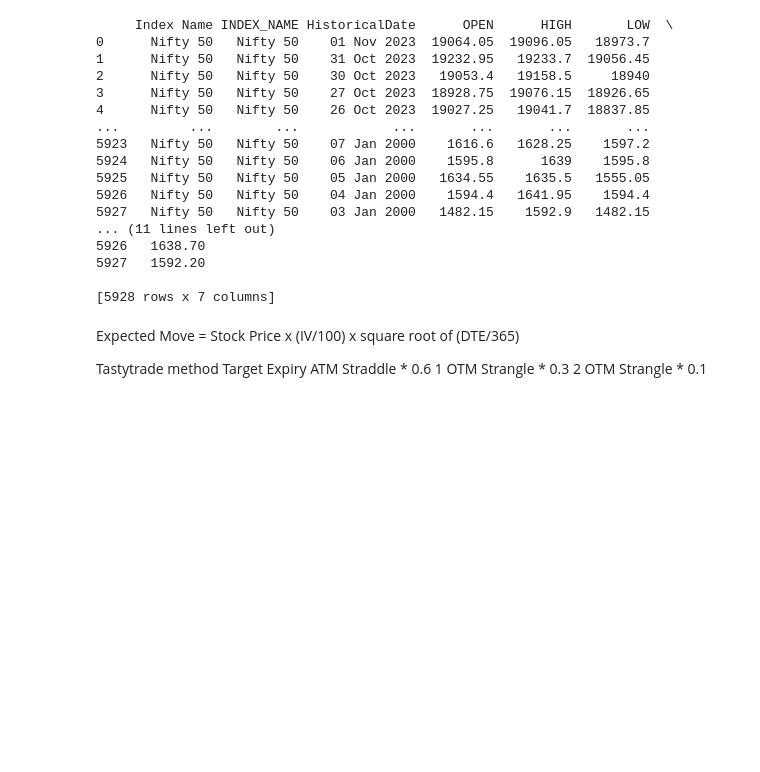
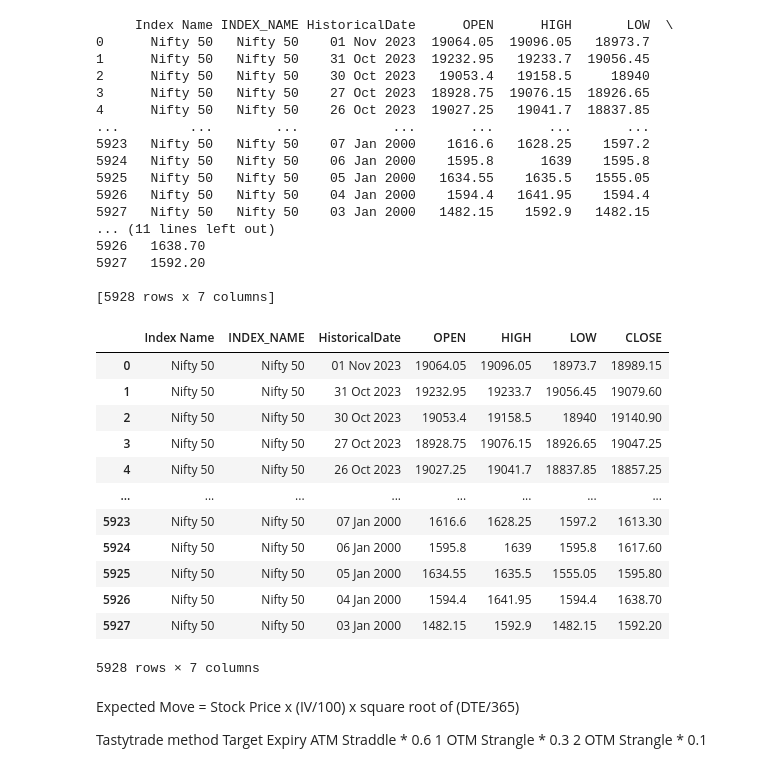
Before and after one commit to shankar58989/NiftyOptionsStrategyExperiment, a Jupyter notebook: notebooks/DataImportNotebook.ipynb, the cells around one changed output. Cells and saved outputs as stored; diff of their text form; code cells hidden in the pictures; blank space fills up the shorter version.

```diff
--- a/notebooks/DataImportNotebook.ipynb
+++ b/notebooks/DataImportNotebook.ipynb
@@ -229,3 +227,21 @@ print(index_history(symbol,start_date,end_date))
 5927   1592.20
 
 [5928 rows x 7 columns]
+# %%
+nifty_df = index_history(symbol,start_date,end_date)
+# %%
+nifty_df
+# %% [output]
+|  | Index Name | INDEX_NAME | HistoricalDate | OPEN | HIGH | LOW | CLOSE |
+| 0 | Nifty 50 | Nifty 50 | 01 Nov 2023 | 19064.05 | 19096.05 | 18973.7 | 18989.15 |
+| 1 | Nifty 50 | Nifty 50 | 31 Oct 2023 | 19232.95 | 19233.7 | 19056.45 | 19079.60 |
+| 2 | Nifty 50 | Nifty 50 | 30 Oct 2023 | 19053.4 | 19158.5 | 18940 | 19140.90 |
+| 3 | Nifty 50 | Nifty 50 | 27 Oct 2023 | 18928.75 | 19076.15 | 18926.65 | 19047.25 |
+| 4 | Nifty 50 | Nifty 50 | 26 Oct 2023 | 19027.25 | 19041.7 | 18837.85 | 18857.25 |
+| ... | ... | ... | ... | ... | ... | ... | ... |
+| 5923 | Nifty 50 | Nifty 50 | 07 Jan 2000 | 1616.6 | 1628.25 | 1597.2 | 1613.30 |
+| 5924 | Nifty 50 | Nifty 50 | 06 Jan 2000 | 1595.8 | 1639 | 1595.8 | 1617.60 |
+| 5925 | Nifty 50 | Nifty 50 | 05 Jan 2000 | 1634.55 | 1635.5 | 1555.05 | 1595.80 |
+| 5926 | Nifty 50 | Nifty 50 | 04 Jan 2000 | 1594.4 | 1641.95 | 1594.4 | 1638.70 |
+| 5927 | Nifty 50 | Nifty 50 | 03 Jan 2000 | 1482.15 | 1592.9 | 1482.15 | 1592.20 |
+5928 rows × 7 columns
```
Also changed, not shown: parts of 4 cells of this notebook.
